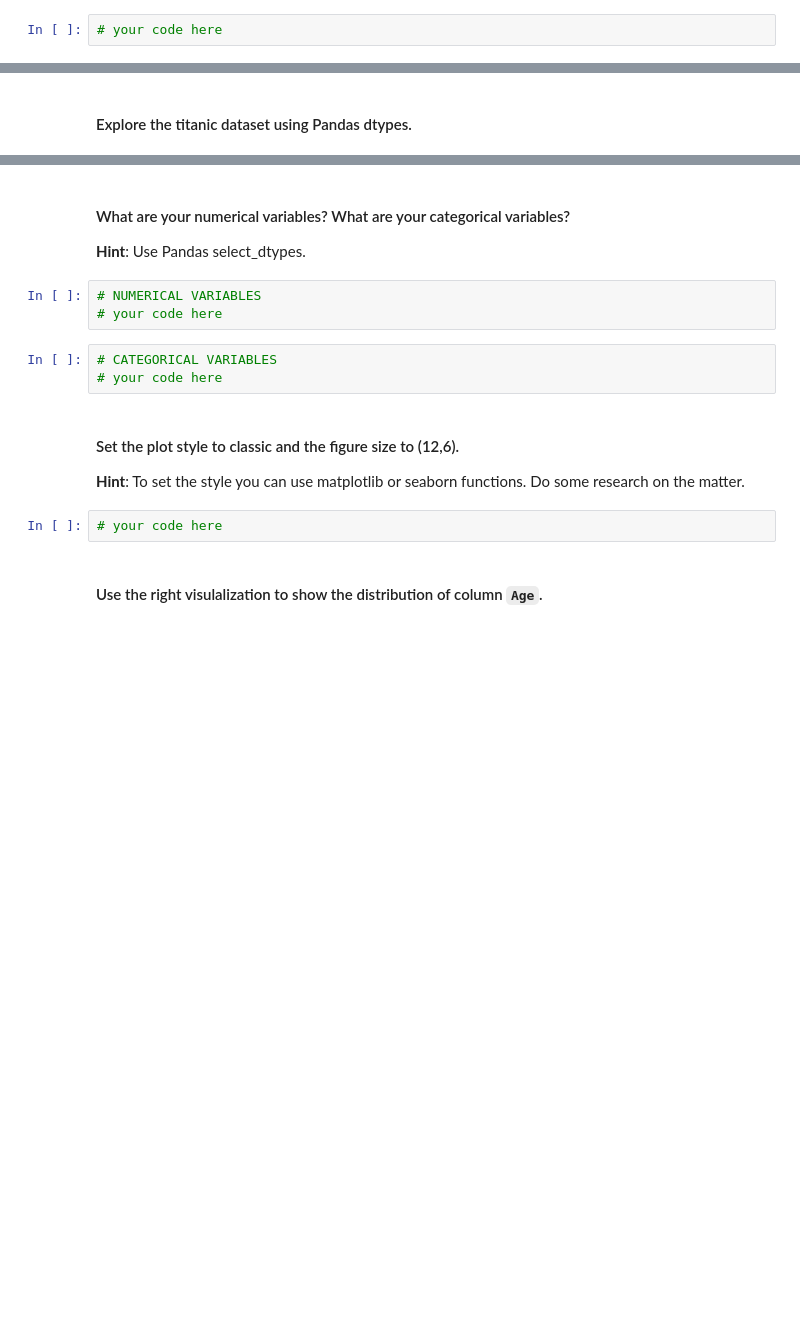
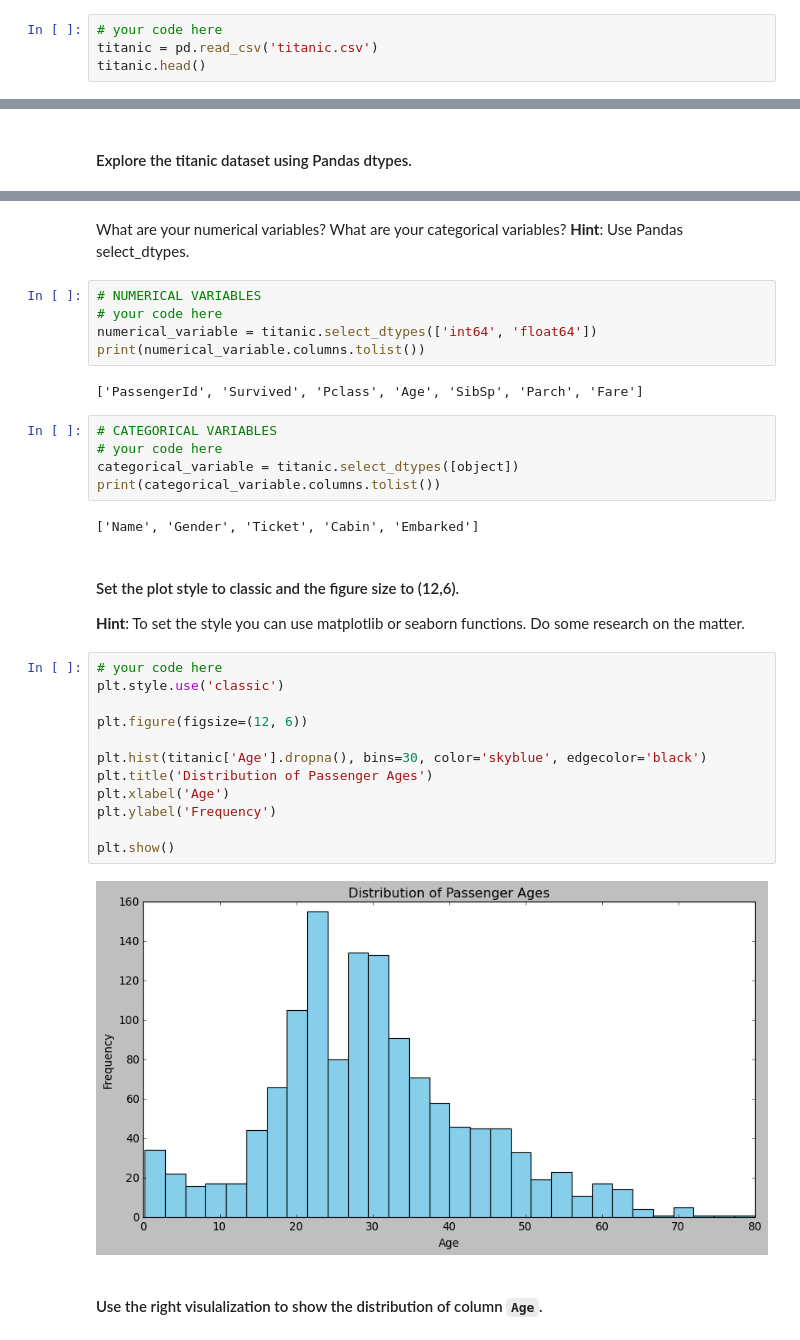
Before and after one commit to ta-data-pt-rmt/lab-matplotlib-seaborn, a Jupyter notebook: your-code/main.ipynb, the cells around one changed output, grey strips where cells are left out. Drawn from its saved outputs; the diff is of its cells as text; blank space fills up the shorter version.

```diff
--- a/your-code/main.ipynb
+++ b/your-code/main.ipynb
@@ -18,3 +18,5 @@ import numpy as np
 * table: `titanic`
 # %%
 # your code here
+titanic = pd.read_csv('titanic.csv')
+titanic.head()
@@ -25,16 +49,36 @@ import numpy as np
 # %% [markdown]
-#### What are your numerical variables? What are your categorical variables?
+ What are your numerical variables? What are your categorical variables?
 **Hint**: Use Pandas select_dtypes.
 # %%
 # NUMERICAL VARIABLES
 # your code here
+numerical_variable = titanic.select_dtypes(['int64', 'float64'])
+print(numerical_variable.columns.tolist())
+# %% [output]
+['PassengerId', 'Survived', 'Pclass', 'Age', 'SibSp', 'Parch', 'Fare']
 # %%
 # CATEGORICAL VARIABLES
 # your code here
+categorical_variable = titanic.select_dtypes([object])
+print(categorical_variable.columns.tolist())
+# %% [output]
+['Name', 'Gender', 'Ticket', 'Cabin', 'Embarked']
 # %% [markdown]
 #### Set the plot style to classic and the figure size to (12,6).
 **Hint**: To set the style you can use matplotlib or seaborn functions. Do some research on the matter.
-# %%
-# your code here
+# %%
+# your code here
+plt.style.use('classic')
+
+plt.figure(figsize=(12, 6))
+
+plt.hist(titanic['Age'].dropna(), bins=30, color='skyblue', edgecolor='black')
+plt.title('Distribution of Passenger Ages')
+plt.xlabel('Age')
+plt.ylabel('Frequency')
+
+plt.show()
+# %% [output]
+[figure, added]
 # %% [markdown]
 #### Use the right visulalization to show the distribution of column `Age`.
```
Also changed, not shown: parts of 58 cells of this notebook.
